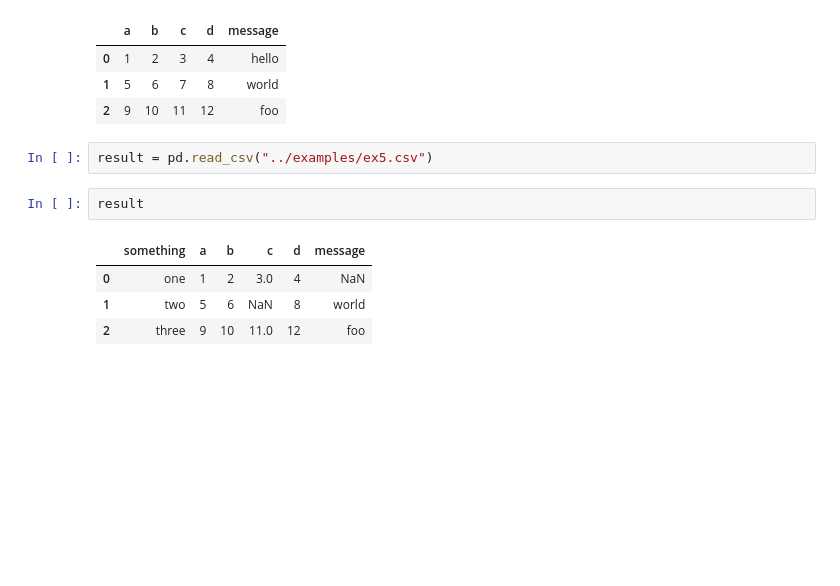
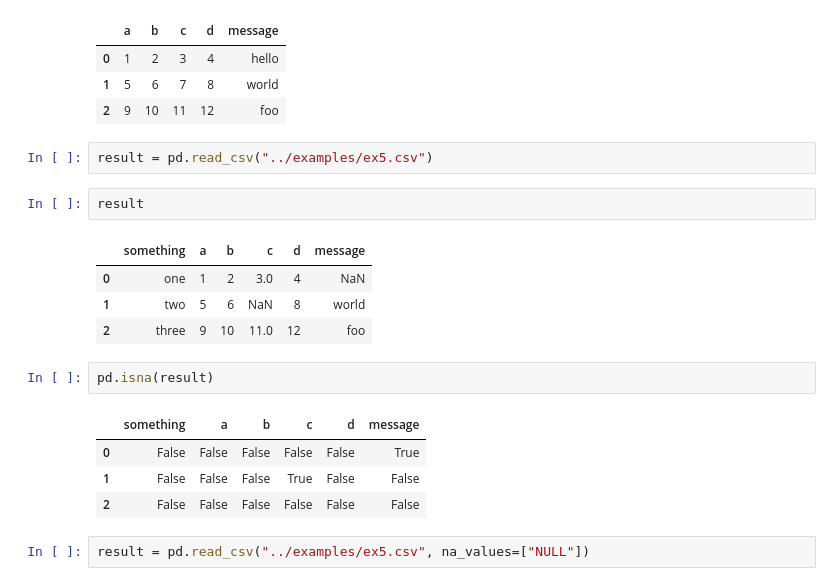
Before and after one commit to sarvar-ds0201/pydata-book-practice, a Jupyter notebook: chapter_06_data_loading/data_loading.ipynb, the cells around one changed output. Cells and saved outputs as stored; diff of their text form; blank space fills up the shorter version.

```diff
--- a/chapter_06_data_loading/data_loading.ipynb
+++ b/chapter_06_data_loading/data_loading.ipynb
@@ -82,3 +82,12 @@ result
 | 0 | one | 1 | 2 | 3.0 | 4 | NaN |
 | 1 | two | 5 | 6 | NaN | 8 | world |
 | 2 | three | 9 | 10 | 11.0 | 12 | foo |
+# %%
+pd.isna(result)
+# %% [output]
+|  | something | a | b | c | d | message |
+| 0 | False | False | False | False | False | True |
+| 1 | False | False | False | True | False | False |
+| 2 | False | False | False | False | False | False |
+# %%
+result = pd.read_csv("../examples/ex5.csv", na_values=["NULL"])
```
Also changed, not shown: parts of 34 cells of this notebook.
